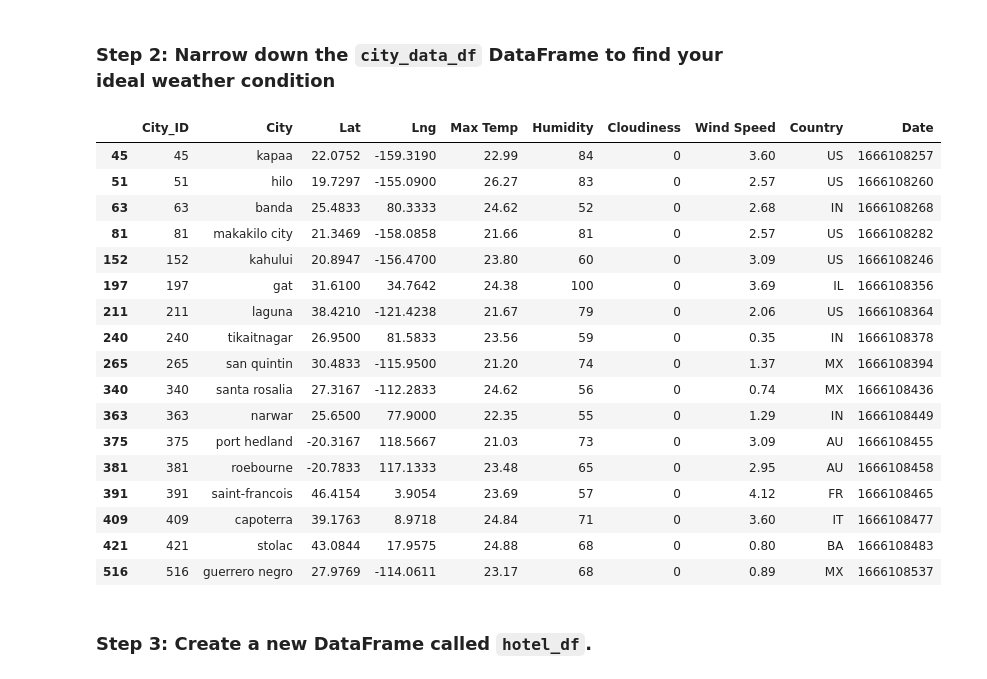
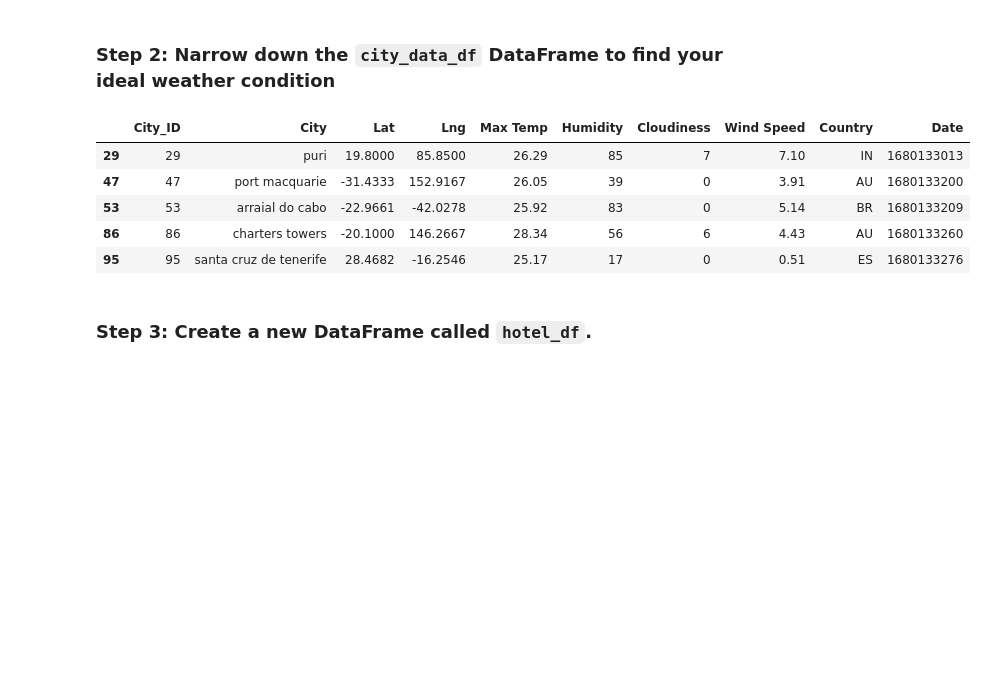
Before and after one commit to Akif23Hasan/API-Challenge, a Jupyter notebook: starter_code/VacationPy.ipynb, the cells around one changed output. Cells and saved outputs as stored; diff of their text form; code cells hidden in the pictures; blank space fills up the shorter version.

```diff
--- a/starter_code/VacationPy.ipynb
+++ b/starter_code/VacationPy.ipynb
@@ -18,6 +23,9 @@ csv_file = Path("../output_data/cities.csv")
 city_data_df = pd.read_csv(csv_file)
 
 # Display sample data
+city_data_df["Cloudiness"] = (city_data_df["Cloudiness"]).str.replace("{'all':", "")
+city_data_df["Cloudiness"] = (city_data_df["Cloudiness"]).str.replace("}", "")
+city_data_df["City"] = city_data_df["City"].str.title()
 city_data_df.head()
 # %% [output]
 |  | City_ID | City | Lat | Lng | Max Temp | Humidity | Cloudiness | Wind Speed | Country | Date |
@@ -43,33 +63,24 @@ city_data_df.head()
 # %% [markdown]
 ### Step 2: Narrow down the `city_data_df` DataFrame to find your ideal weather condition
 # %%
+#Store Cloudiness as int64
+city_data_df["Cloudiness"] = city_data_df["Cloudiness"].astype("Int64")
+
 # Narrow down cities that fit criteria and drop any results with null values
-# YOUR CODE HERE
+narrow_df = city_data_df.loc[(city_data_df["Max Temp"] < 30) & (city_data_df["Max Temp"] > 25) & (city_data_df["Cloudiness"] < 15) & (city_data_df["Wind Speed"] < 15)]
 
 # Drop any rows with null values
-# YOUR CODE HERE
+narrow_df.dropna()
 
 # Display sample data
-# YOUR CODE HERE
+narrow_df.head()
 # %% [output]
 |  | City_ID | City | Lat | Lng | Max Temp | Humidity | Cloudiness | Wind Speed | Country | Date |
-| 45 | 45 | kapaa | 22.0752 | -159.3190 | 22.99 | 84 | 0 | 3.60 | US | 1666108257 |
-| 51 | 51 | hilo | 19.7297 | -155.0900 | 26.27 | 83 | 0 | 2.57 | US | 1666108260 |
-| 63 | 63 | banda | 25.4833 | 80.3333 | 24.62 | 52 | 0 | 2.68 | IN | 1666108268 |
-| 81 | 81 | makakilo city | 21.3469 | -158.0858 | 21.66 | 81 | 0 | 2.57 | US | 1666108282 |
-| 152 | 152 | kahului | 20.8947 | -156.4700 | 23.80 | 60 | 0 | 3.09 | US | 1666108246 |
-| 197 | 197 | gat | 31.6100 | 34.7642 | 24.38 | 100 | 0 | 3.69 | IL | 1666108356 |
-| 211 | 211 | laguna | 38.4210 | -121.4238 | 21.67 | 79 | 0 | 2.06 | US | 1666108364 |
-| 240 | 240 | tikaitnagar | 26.9500 | 81.5833 | 23.56 | 59 | 0 | 0.35 | IN | 1666108378 |
-| 265 | 265 | san quintin | 30.4833 | -115.9500 | 21.20 | 74 | 0 | 1.37 | MX | 1666108394 |
-| 340 | 340 | santa rosalia | 27.3167 | -112.2833 | 24.62 | 56 | 0 | 0.74 | MX | 1666108436 |
-| 363 | 363 | narwar | 25.6500 | 77.9000 | 22.35 | 55 | 0 | 1.29 | IN | 1666108449 |
-| 375 | 375 | port hedland | -20.3167 | 118.5667 | 21.03 | 73 | 0 | 3.09 | AU | 1666108455 |
-| 381 | 381 | roebourne | -20.7833 | 117.1333 | 23.48 | 65 | 0 | 2.95 | AU | 1666108458 |
-| 391 | 391 | saint-francois | 46.4154 | 3.9054 | 23.69 | 57 | 0 | 4.12 | FR | 1666108465 |
-| 409 | 409 | capoterra | 39.1763 | 8.9718 | 24.84 | 71 | 0 | 3.60 | IT | 1666108477 |
-| 421 | 421 | stolac | 43.0844 | 17.9575 | 24.88 | 68 | 0 | 0.80 | BA | 1666108483 |
-| 516 | 516 | guerrero negro | 27.9769 | -114.0611 | 23.17 | 68 | 0 | 0.89 | MX | 1666108537 |
+| 29 | 29 | puri | 19.8000 | 85.8500 | 26.29 | 85 | 7 | 7.10 | IN | 1680133013 |
+| 47 | 47 | port macquarie | -31.4333 | 152.9167 | 26.05 | 39 | 0 | 3.91 | AU | 1680133200 |
+| 53 | 53 | arraial do cabo | -22.9661 | -42.0278 | 25.92 | 83 | 0 | 5.14 | BR | 1680133209 |
+| 86 | 86 | charters towers | -20.1000 | 146.2667 | 28.34 | 56 | 6 | 4.43 | AU | 1680133260 |
+| 95 | 95 | santa cruz de tenerife | 28.4682 | -16.2546 | 25.17 | 17 | 0 | 0.51 | ES | 1680133276 |
 # %% [markdown]
 ### Step 3: Create a new DataFrame called `hotel_df`.
 # %%
```
Also changed, not shown: parts of 8 cells of this notebook, 2 other files.
